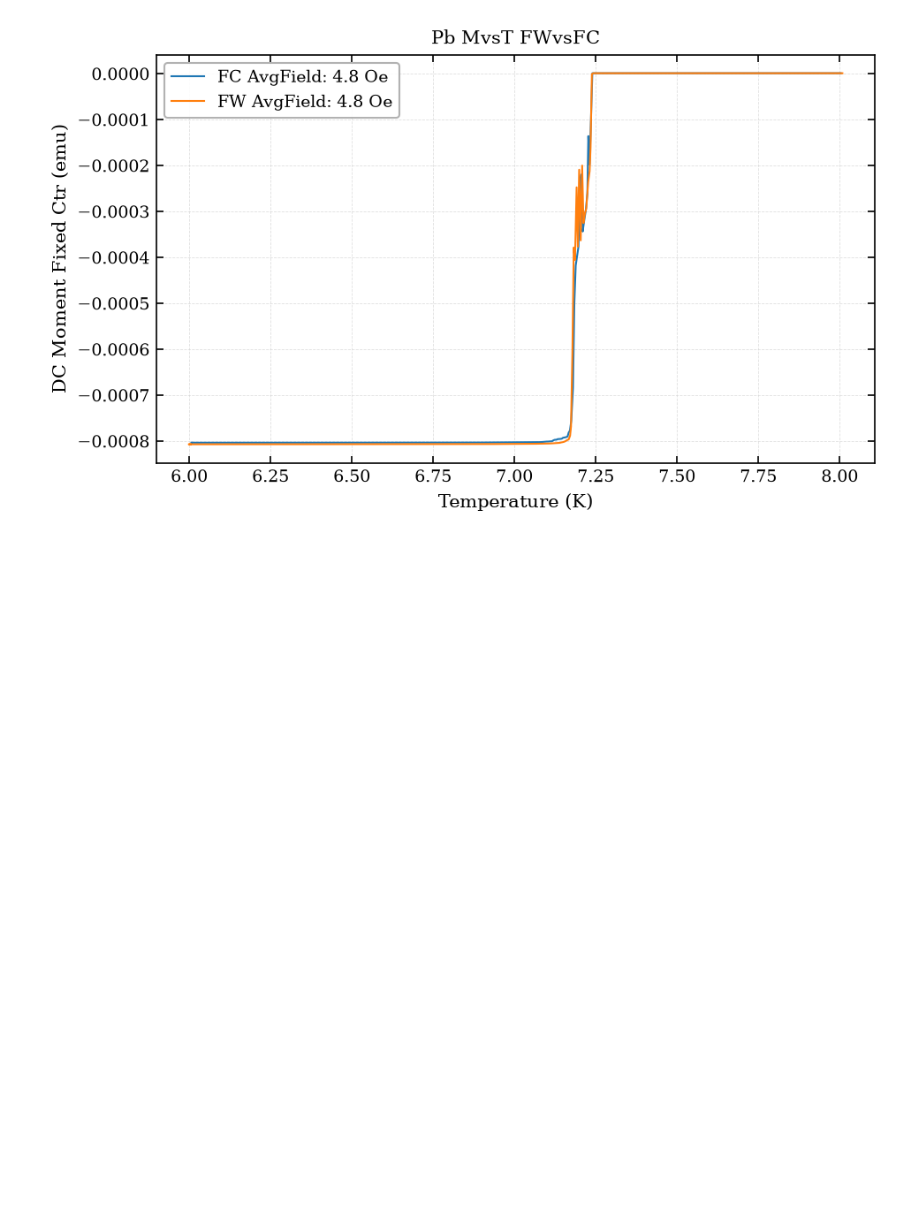
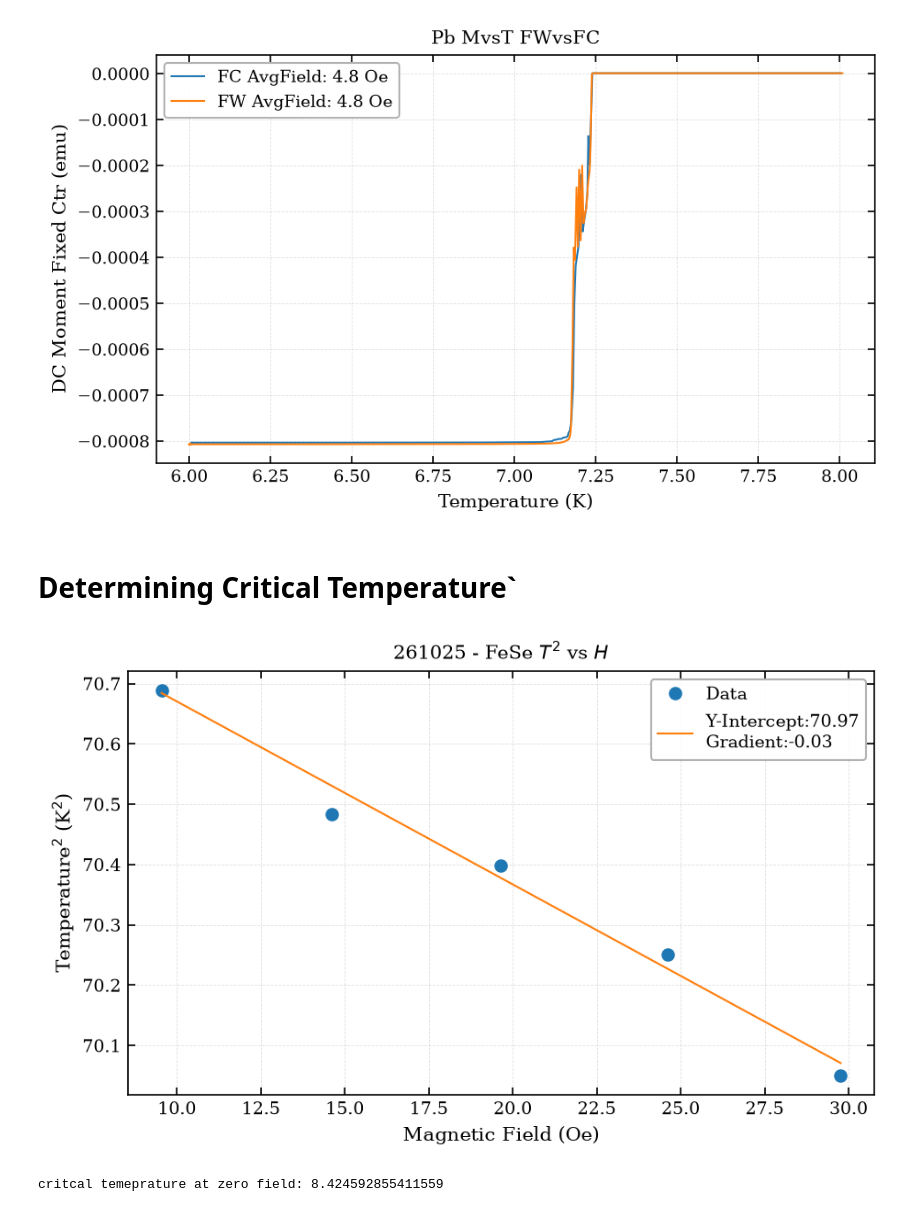
Before and after one commit to thompo993/high-temperature-superconductivity, a Jupyter notebook: 2026-10-24-FeSe-b001-eda-for-presentation.ipynb, the cells around one changed output. Cells and saved outputs as stored; diff of their text form; code cells hidden in the pictures; blank space fills up the shorter version.

Commit message:
fese changes and investgation

```diff
--- a/2026-10-24-FeSe-b001-eda-for-presentation.ipynb
+++ b/2026-10-24-FeSe-b001-eda-for-presentation.ipynb
@@ -240,3 +253,41 @@ plt.savefig("pb_mvst_4p8oe_fig9.svg", transparent=True, dpi=600)
 plt.show()
 # %% [output]
 [figure]
+# %% [markdown]
+# Determining Critical Temperature`
+# %%
+# code to determine roughness in semiconductors used  huberregressor
+# adjusting this for plotting critical temperature.
+def  huberregressor(x, y):
+    # Reshape 1D input into 2D array required by scikit-learn: (n_samples, 1)
+    x_2d = np.asarray(x).reshape(-1, 1)
+
+    huber = HuberRegressor(epsilon=1.35, max_iter=1000)
+    huber.fit(x_2d, y)
+
+    slope = huber.coef_[0]
+    intercept = huber.intercept_
+    y_fit = huber.predict(x_2d)
+
+    return slope, intercept, y_fit
+# %%
+# to determine Tc, at zero feild we need to to the t squared stuff.
+# for FeSe
+crit_temps = np.array(crit_temps)
+crit_temps_sq = crit_temps**2
+# crit_fields
+
+fese_slope, fese_intercept, fese_y_fit = huberregressor(crit_fields, crit_temps_sq)
+
+plt.plot(crit_fields, crit_temps_sq, linestyle="", marker="o", label="Data")
+plt.plot(crit_fields, fese_y_fit, linestyle="-", label=f"Y-Intercept:{fese_intercept:.2f}\nGradient:{fese_slope:.2f}")
+
+plt.title(r"261025 - FeSe $T^2$ vs $H$")
+plt.xlabel("Magnetic Field (Oe)")
+plt.ylabel(r"Temperature$^2$ (K$^2$)")
+plt.legend()
+plt.show()
+print(f"critcal temeprature at zero field: {np.sqrt(fese_intercept)}")
+# %% [output]
+[figure, added]
+critcal temeprature at zero field: 8.424592855411559
```
Also changed, not shown: parts of 5 cells of this notebook.
